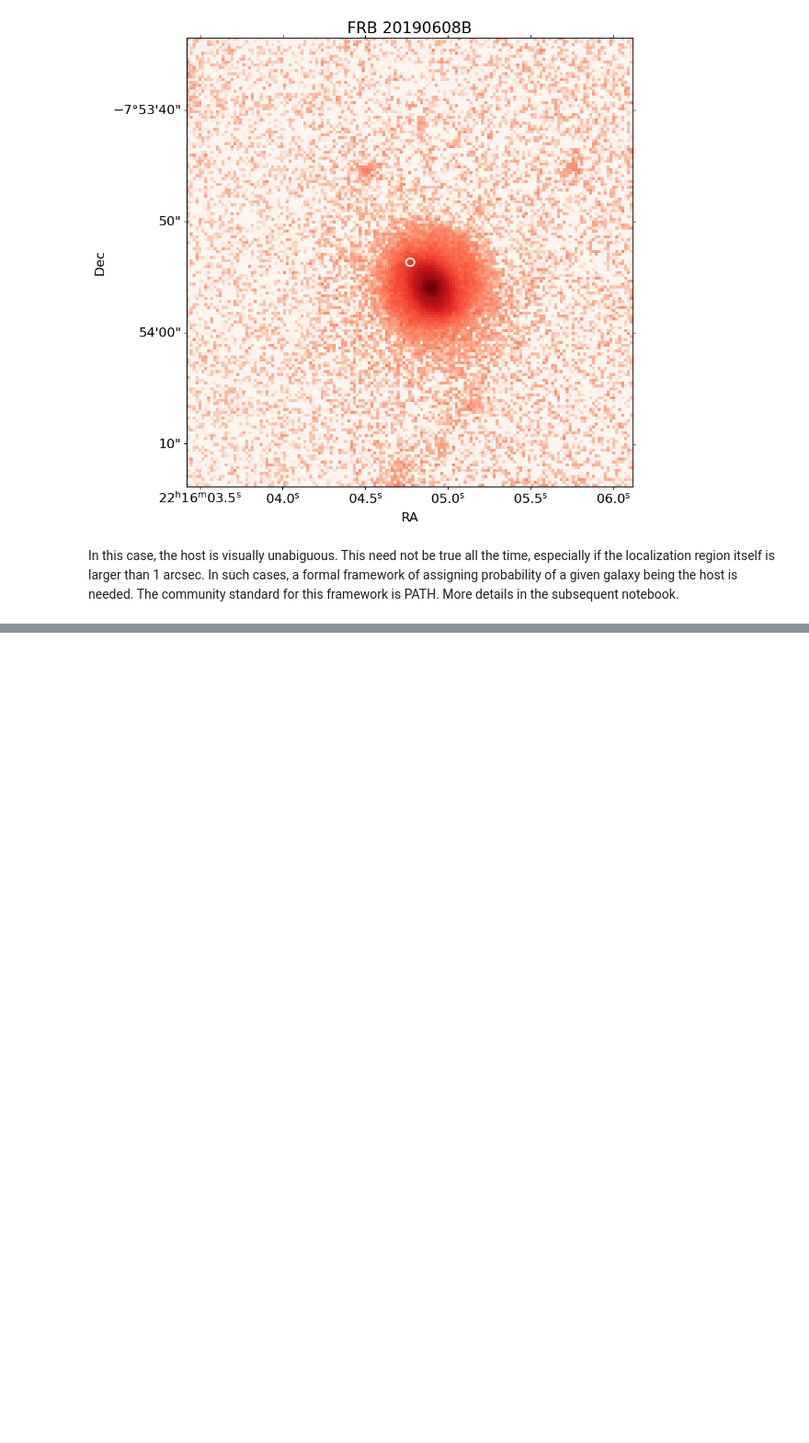
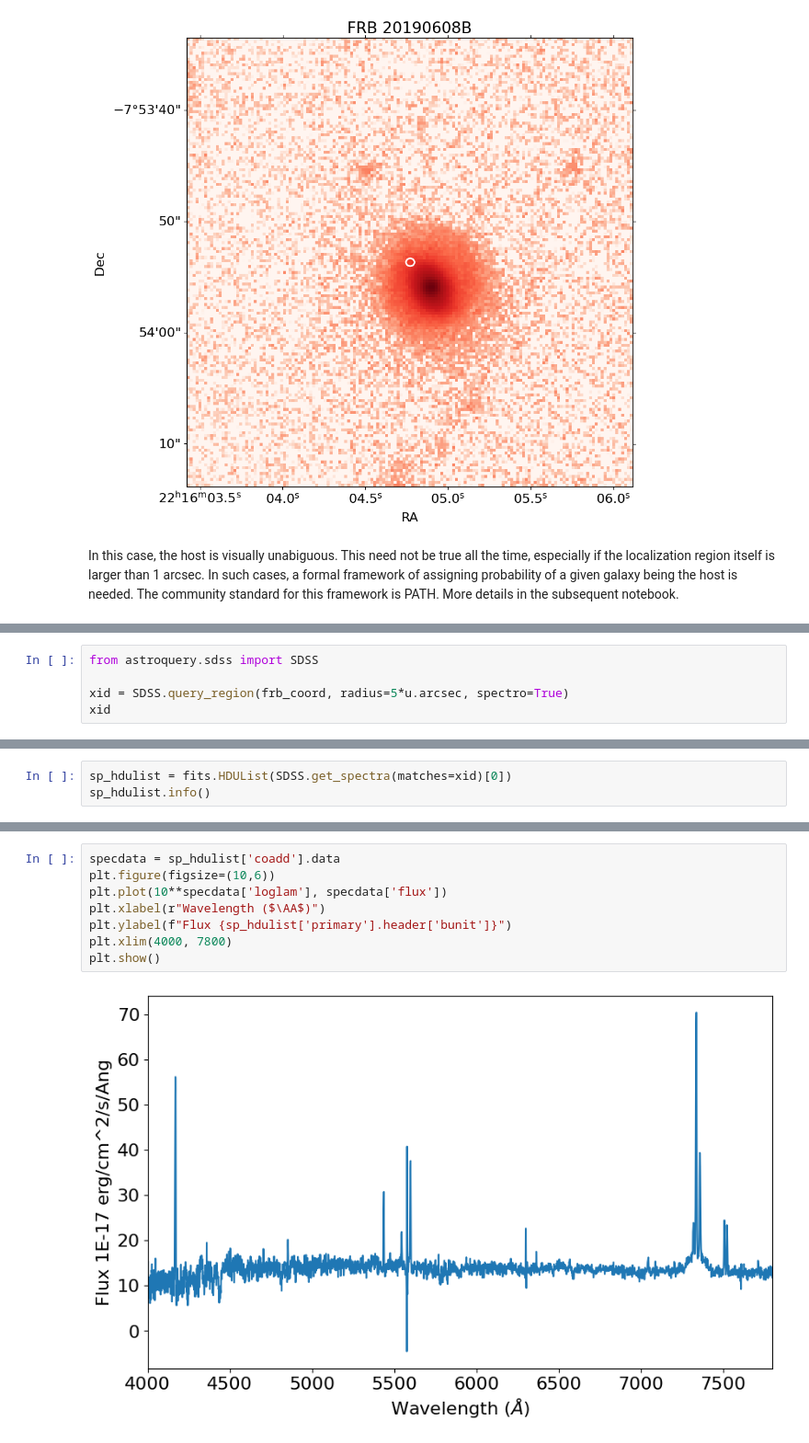
Before and after one commit to SunilSimha/ftsky_optical, a Jupyter notebook: notebooks/1.Querying_surveys.ipynb, the cells around one changed output, grey strips where cells are left out. Shown at 92% size. Cells and saved outputs as stored; diff of their text form; blank space fills up the shorter version.

Commit message:
query notebook with description

```diff
--- a/notebooks/1.Querying_surveys.ipynb
+++ b/notebooks/1.Querying_surveys.ipynb
@@ -117,0 +127,5 @@ In this case, the host is visually unabiguous. This need not be true all the tim
+# %%
+from astroquery.sdss import SDSS
+
+xid = SDSS.query_region(frb_coord, radius=5*u.arcsec, spectro=True)
+xid
@@ -117,0 +137,3 @@ In this case, the host is visually unabiguous. This need not be true all the tim
+# %%
+sp_hdulist = fits.HDUList(SDSS.get_spectra(matches=xid)[0])
+sp_hdulist.info()
@@ -117,0 +164,10 @@ In this case, the host is visually unabiguous. This need not be true all the tim
+# %%
+specdata = sp_hdulist['coadd'].data
+plt.figure(figsize=(10,6))
+plt.plot(10**specdata['loglam'], specdata['flux'])
+plt.xlabel(r"Wavelength ($\AA$)")
+plt.ylabel(f"Flux {sp_hdulist['primary'].header['bunit']}")
+plt.xlim(4000, 7800)
+plt.show()
+# %% [output]
+[figure, added]
```
Also changed, not shown: parts of 9 cells of this notebook.
